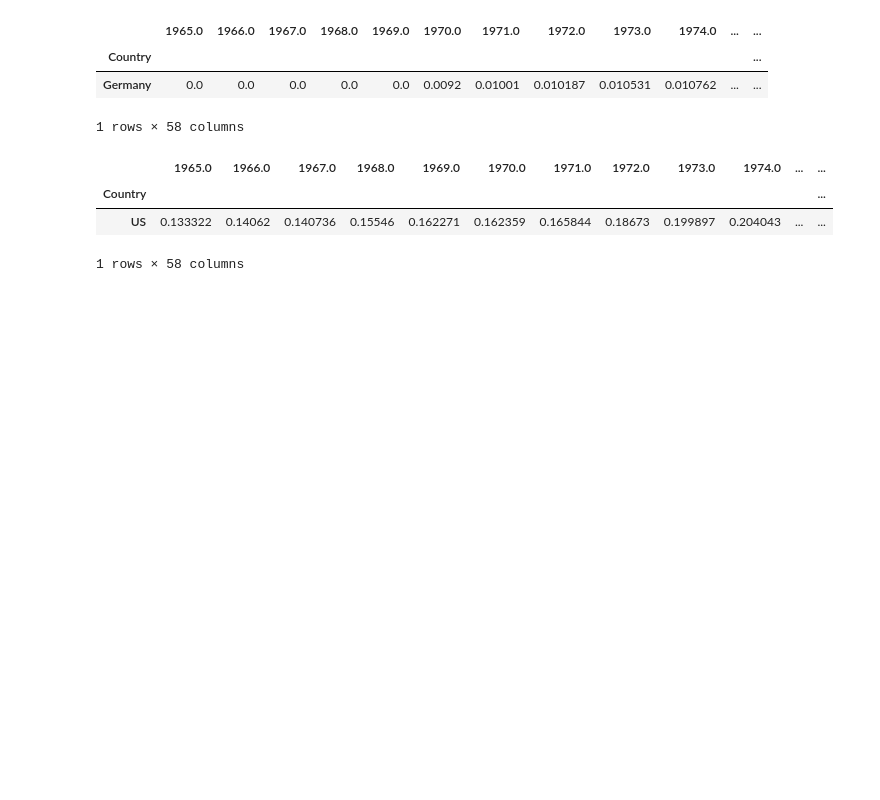
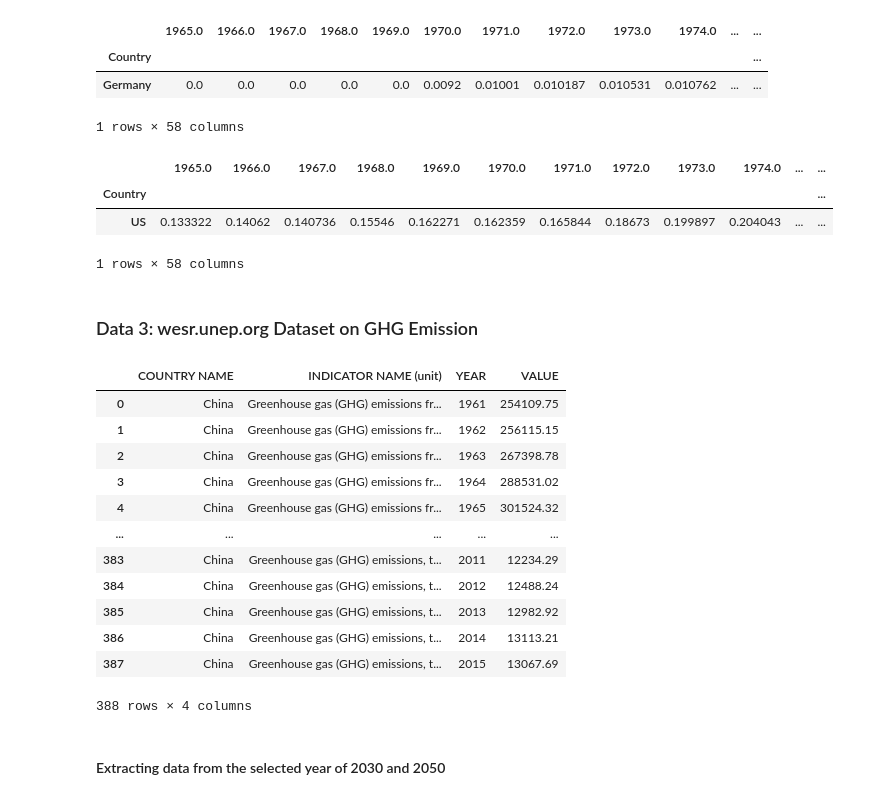
Before and after one commit to yuyhong23/ETL_Project, a Jupyter notebook: ETL_PROJECT.ipynb, the cells around one changed output. Saved outputs shown, nothing was run; the diff lists cells and outputs as text; code cells hidden in the pictures; blank space fills up the shorter version.

```diff
--- a/ETL_PROJECT.ipynb
+++ b/ETL_PROJECT.ipynb
@@ -66,0 +74,6 @@ bp_rc_rename.head()
+# %%
+# Import data file
+unep_file = "data/wesr_unep_GHGemission.csv"
+
+unep_df = pd.read_csv(unep_file, skiprows=3)
+unep_df.head()
@@ -487,3 +623,28 @@ bp_rc_usa.head()
 | Country |  |  |  |  |  |  |  |  |  |  |  | ... |
 | US | 0.133322 | 0.14062 | 0.140736 | 0.15546 | 0.162271 | 0.162359 | 0.165844 | 0.18673 | 0.199897 | 0.204043 | ... | ... |
 1 rows × 58 columns
+# %% [markdown]
+### Data 3: wesr.unep.org Dataset on GHG Emission
+# %%
+# Get the column names and rearrange them
+unep_df_countries = unep_df.copy()
+col_list = list(unep_df_countries.columns)
+new_col = ['COUNTRY NAME','INDICATOR NAME (unit)', 'YEAR', 'VALUE']
+unep_df_countries = unep_df_countries[new_col]
+unep_df_countries
+# %% [output]
+|  | COUNTRY NAME | INDICATOR NAME (unit) | YEAR | VALUE |
+| 0 | China | Greenhouse gas (GHG) emissions fr... | 1961 | 254109.75 |
+| 1 | China | Greenhouse gas (GHG) emissions fr... | 1962 | 256115.15 |
+| 2 | China | Greenhouse gas (GHG) emissions fr... | 1963 | 267398.78 |
+| 3 | China | Greenhouse gas (GHG) emissions fr... | 1964 | 288531.02 |
+| 4 | China | Greenhouse gas (GHG) emissions fr... | 1965 | 301524.32 |
+| ... | ... | ... | ... | ... |
+| 383 | China | Greenhouse gas (GHG) emissions, t... | 2011 | 12234.29 |
+| 384 | China | Greenhouse gas (GHG) emissions, t... | 2012 | 12488.24 |
+| 385 | China | Greenhouse gas (GHG) emissions, t... | 2013 | 12982.92 |
+| 386 | China | Greenhouse gas (GHG) emissions, t... | 2014 | 13113.21 |
+| 387 | China | Greenhouse gas (GHG) emissions, t... | 2015 | 13067.69 |
+388 rows × 4 columns
+# %% [markdown]
+#### Extracting data from the selected year of 2030 and 2050
```
Also changed, not shown: parts of 29 cells of this notebook.
